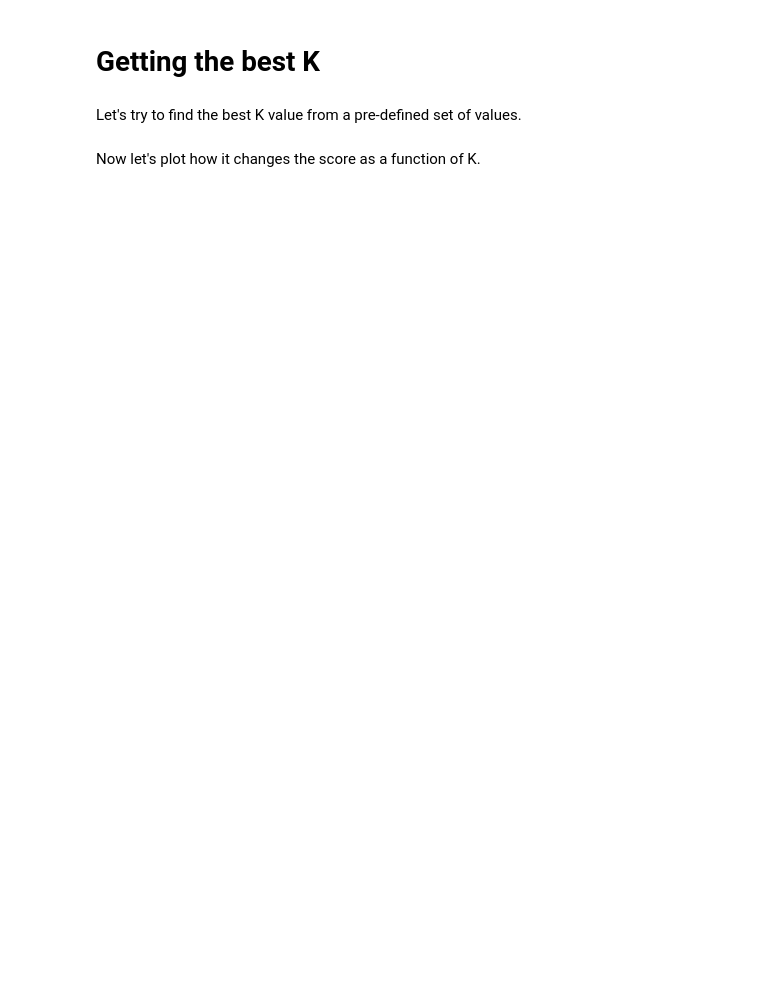
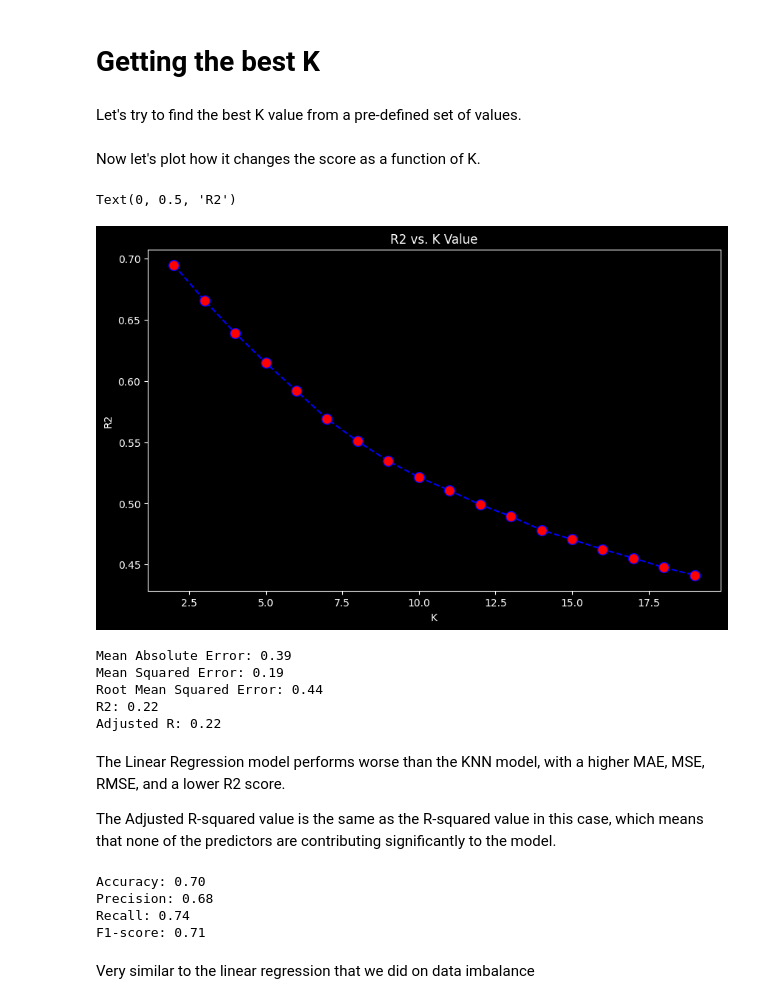
Before and after one commit to ocaoimh/hrc-mid-bootcamp-project, a Jupyter notebook: python/KNN.ipynb, the cells around one changed output. Saved outputs shown, nothing was run; the diff lists cells and outputs as text; code cells hidden in the pictures; blank space fills up the shorter version.

```diff
--- a/python/KNN.ipynb
+++ b/python/KNN.ipynb
@@ -36,10 +54,21 @@ To do:
+# %%
+
+# convert yes and no to 1 and 0
+oversampled_data['offer_accepted'] = oversampled_data['offer_accepted'].replace({'No': 0, 'Yes': 1})
 # %% [markdown]
 ## <font color='#6495ED'>Training the K-NN model</font>
 # %% [markdown]
 How can a KNN model help us predict which customers will or will not accept a credit card offer?
 # %% [markdown]
 ## Splitting data intro train and test sets.
+# %%
+X = oversampled_data.drop('offer_accepted', axis = 1)
+y = oversampled_data['offer_accepted']
 # %%
 from sklearn.model_selection import train_test_split
 
 X_train, X_test, y_train, y_test = train_test_split(X, y, test_size=0.3, random_state=100)
+# %%
+
+knn_model = KNeighborsRegressor(n_neighbors=4) # The keyword "n_neighbors" is what sets the K.
+knn_model.fit(X_train, y_train)
@@ -87,7 +132,7 @@ plt.show()
 Let's try to find the best K value from a pre-defined set of values.
 # %%
 scores = [] # We will store here the R2 values for each of our K-NN models with different K-values.
-for i in range(2,10): # The values of K. = 2,3,4,5,6,7,8,9
+for i in range(2,20): # The values of K. = 2,3,4,5,6,7,8,9
     model = KNeighborsRegressor(n_neighbors=i)
     model.fit(X_train, y_train)
     scores.append(model.score(X_test, y_test))
@@ -95,22 +140,69 @@ for i in range(2,10): # The values of K. = 2,3,4,5,6,7,8,9
 Now let's plot how it changes the score as a function of K.
 # %%
 plt.figure(figsize=(10,6))
-plt.plot(range(2,10), scores, color = 'blue', linestyle='dashed',
+plt.plot(range(2,20), scores, color = 'blue', linestyle='dashed',
          marker='o', markerfacecolor='red', markersize=10)
 plt.title('R2 vs. K Value')
 plt.xlabel('K')
 plt.ylabel('R2')
 
 #threshold = 0.01 # minimum difference we want between two R2 consecutive values.
 #delta = 10. # difference between two consecutive R2 values.
 #k = 3 # initival value
 #old_score = 0.
 
 #while (delta >= threshold):
 #  knn_model = KNeighborsRegressor(n_neighbors=k) # The keyword "n_neighbors" is what sets the K.
 #  knn_model.fit(X_train, y_train)
 #  knn_predictions = knn_model.predict(X_test)
 #  new_score = r2_score(y_test,knn_predictions)
 #  delta = new_score - old_score
 #  k = k + 4
 #  old_score = new_score
+# %% [output]
+Text(0, 0.5, 'R2')
+[figure, added]
+# %%
+from sklearn.linear_model import LinearRegression
+from sklearn import metrics
+
+model = LinearRegression()
+model.fit(X_train, y_train)
+y_pred = model.predict(X_test)
+
+print('Mean Absolute Error:', round(metrics.mean_absolute_error(y_test, y_pred),2))
+print('Mean Squared Error:', round(metrics.mean_squared_error(y_test, y_pred),2))
+print('Root Mean Squared Error:', round(np.sqrt(metrics.mean_squared_error(y_test, y_pred)),2))
+print('R2:', round(metrics.r2_score(y_test, y_pred),2))
+print('Adjusted R:', round( 1 - (1-metrics.r2_score(y_test, y_pred))*(len(y_test)-1)/(len(y_test)-X_test.shape[1]-1),2))
+# %% [output]
+Mean Absolute Error: 0.39
+Mean Squared Error: 0.19
+Root Mean Squared Error: 0.44
+R2: 0.22
+Adjusted R: 0.22
+# %% [markdown]
+The Linear Regression model performs worse than the KNN model, with a higher MAE, MSE, RMSE, and a lower R2 score.
+
+The Adjusted R-squared value is the same as the R-squared value in this case, which means that none of the predictors are contributing significantly to the model.
+# %%
+model = LogisticRegression()
+model.fit(X_train, y_train)
+y_pred = model.predict(X_test)
+
+accuracy = accuracy_score(y_test, y_pred)
+precision = precision_score(y_test, y_pred)
+recall = recall_score(y_test, y_pred)
+f1 = f1_score(y_test, y_pred)
+
+print("Accuracy: {:.2f}".format(accuracy))
+print("Precision: {:.2f}".format(precision))
+print("Recall: {:.2f}".format(recall))
+print("F1-score: {:.2f}".format(f1))
+# %% [output]
+Accuracy: 0.70
+Precision: 0.68
+Recall: 0.74
+F1-score: 0.71
+# %% [markdown]
+Very similar to the linear regression that we did on data imbalance
```
Also changed, not shown: parts of 7 cells of this notebook, 1 other file.
